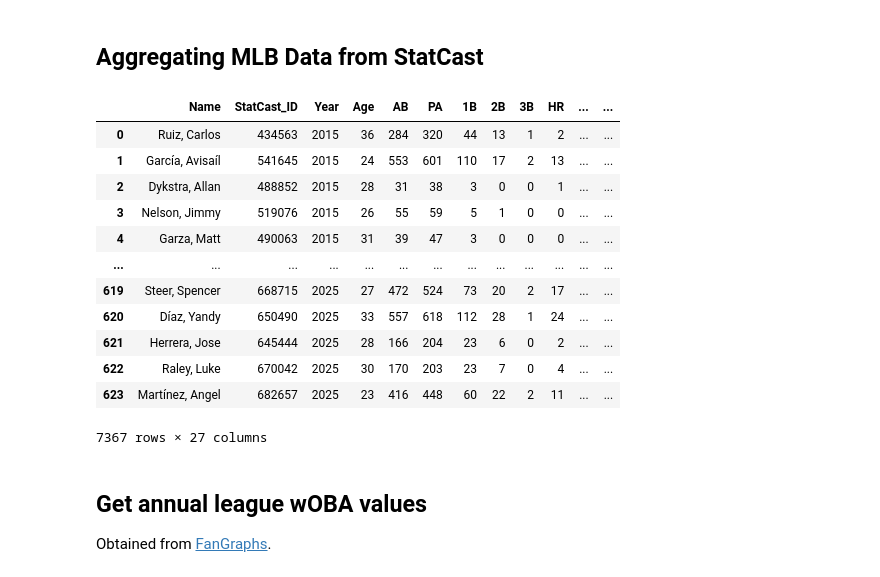
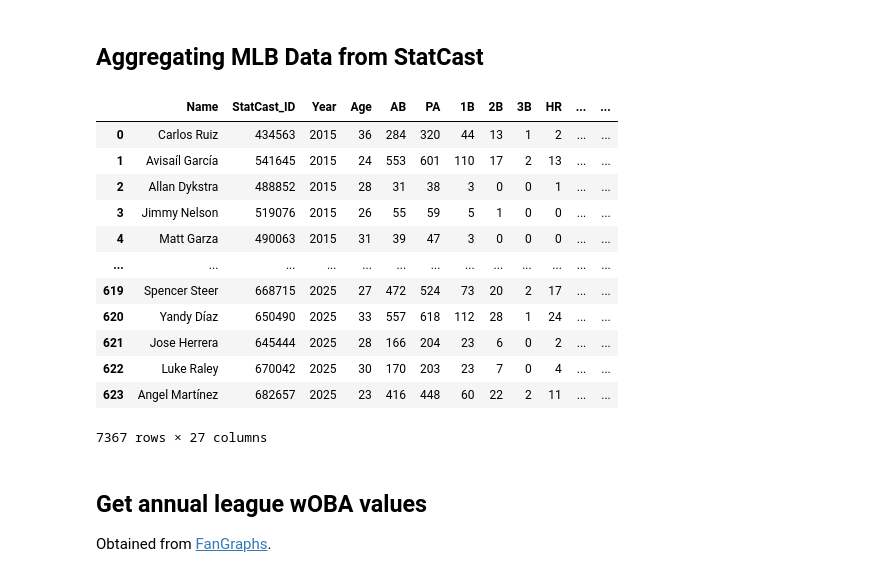
Before and after one commit to AnaqiAmir/MiLB-Prospects-Batting-Projections, a Jupyter notebook: mlb-stats-calculation.ipynb, the cells around one changed output. Saved outputs shown, nothing was run; the diff lists cells and outputs as text; code cells hidden in the pictures.

Commit message:
fix: fix columns in df_mlb_stats
Columns fixed:
1) "r_total_stolen_base" to "SB"
2) "last_name, first_name" to "first_name last_name"

```diff
--- a/mlb-stats-calculation.ipynb
+++ b/mlb-stats-calculation.ipynb
@@ -9,6 +9,7 @@ import numpy as np
 
 from pathlib import Path
 # %%
+# Read data
 df_2015 = pd.read_csv("data/statcast-major-leagues/mlb-stats-2015.csv")
 df_2016 = pd.read_csv("data/statcast-major-leagues/mlb-stats-2016.csv")
 df_2017 = pd.read_csv("data/statcast-major-leagues/mlb-stats-2017.csv")
@@ -21,6 +22,7 @@ df_2023 = pd.read_csv("data/statcast-major-leagues/mlb-stats-2023.csv")
 df_2024 = pd.read_csv("data/statcast-major-leagues/mlb-stats-2024.csv")
 df_2025 = pd.read_csv("data/statcast-major-leagues/mlb-stats-2025.csv")
 
+# Concatenate data
 df_mlb_stats = pd.concat(
     [
         df_2015,
@@ -55,45 +57,48 @@ df_mlb_stats.rename(
         "walk": "BB",
         "k_percent": "K%",
         "bb_percent": "BB%",
         "batting_avg": "BA",
         "slg_percent": "SLG",
         "on_base_percent": "OBP",
         "on_base_plus_slg": "OPS",
         "isolated_power": "ISO",
         "babip": "BABIP",
         "r_total_caught_stealing": "CS",
-        "r_total_stolen_bases": "SB",
+        "r_total_stolen_base": "SB",
         "b_hit_by_pitch": "HBP",
         "b_intent_walk": "IBB",
         "b_sac_fly": "SF",
         "woba": "wOBA",
         "sprint_speed": "Speed",
     },
     inplace=True,
 )
 
 
 # Fix name format from "last_name, first_name" to first name last name"
 def fix_name(name: str) -> str:
     last, first = [part.strip() for part in name.split(",", 1)]
     return f"{first} {last}"
 
 
+df_mlb_stats["Name"] = df_mlb_stats["Name"].apply(fix_name)
+
+
 # Display
 df_mlb_stats
 # %% [output]
 |  | Name | StatCast_ID | Year | Age | AB | PA | 1B | 2B | 3B | HR | ... | ... |
-| 0 | Ruiz, Carlos | 434563 | 2015 | 36 | 284 | 320 | 44 | 13 | 1 | 2 | ... | ... |
-| 1 | García, Avisaíl | 541645 | 2015 | 24 | 553 | 601 | 110 | 17 | 2 | 13 | ... | ... |
-| 2 | Dykstra, Allan | 488852 | 2015 | 28 | 31 | 38 | 3 | 0 | 0 | 1 | ... | ... |
-| 3 | Nelson, Jimmy | 519076 | 2015 | 26 | 55 | 59 | 5 | 1 | 0 | 0 | ... | ... |
-| 4 | Garza, Matt | 490063 | 2015 | 31 | 39 | 47 | 3 | 0 | 0 | 0 | ... | ... |
+| 0 | Carlos Ruiz | 434563 | 2015 | 36 | 284 | 320 | 44 | 13 | 1 | 2 | ... | ... |
+| 1 | Avisaíl García | 541645 | 2015 | 24 | 553 | 601 | 110 | 17 | 2 | 13 | ... | ... |
+| 2 | Allan Dykstra | 488852 | 2015 | 28 | 31 | 38 | 3 | 0 | 0 | 1 | ... | ... |
+| 3 | Jimmy Nelson | 519076 | 2015 | 26 | 55 | 59 | 5 | 1 | 0 | 0 | ... | ... |
+| 4 | Matt Garza | 490063 | 2015 | 31 | 39 | 47 | 3 | 0 | 0 | 0 | ... | ... |
 | ... | ... | ... | ... | ... | ... | ... | ... | ... | ... | ... | ... | ... |
-| 619 | Steer, Spencer | 668715 | 2025 | 27 | 472 | 524 | 73 | 20 | 2 | 17 | ... | ... |
-| 620 | Díaz, Yandy | 650490 | 2025 | 33 | 557 | 618 | 112 | 28 | 1 | 24 | ... | ... |
-| 621 | Herrera, Jose | 645444 | 2025 | 28 | 166 | 204 | 23 | 6 | 0 | 2 | ... | ... |
-| 622 | Raley, Luke | 670042 | 2025 | 30 | 170 | 203 | 23 | 7 | 0 | 4 | ... | ... |
-| 623 | Martínez, Angel | 682657 | 2025 | 23 | 416 | 448 | 60 | 22 | 2 | 11 | ... | ... |
+| 619 | Spencer Steer | 668715 | 2025 | 27 | 472 | 524 | 73 | 20 | 2 | 17 | ... | ... |
+| 620 | Yandy Díaz | 650490 | 2025 | 33 | 557 | 618 | 112 | 28 | 1 | 24 | ... | ... |
+| 621 | Jose Herrera | 645444 | 2025 | 28 | 166 | 204 | 23 | 6 | 0 | 2 | ... | ... |
+| 622 | Luke Raley | 670042 | 2025 | 30 | 170 | 203 | 23 | 7 | 0 | 4 | ... | ... |
+| 623 | Angel Martínez | 682657 | 2025 | 23 | 416 | 448 | 60 | 22 | 2 | 11 | ... | ... |
 7367 rows × 27 columns
 # %% [markdown]
 ## Get annual league wOBA values
```
Also changed, not shown: parts of 3 cells of this notebook.
